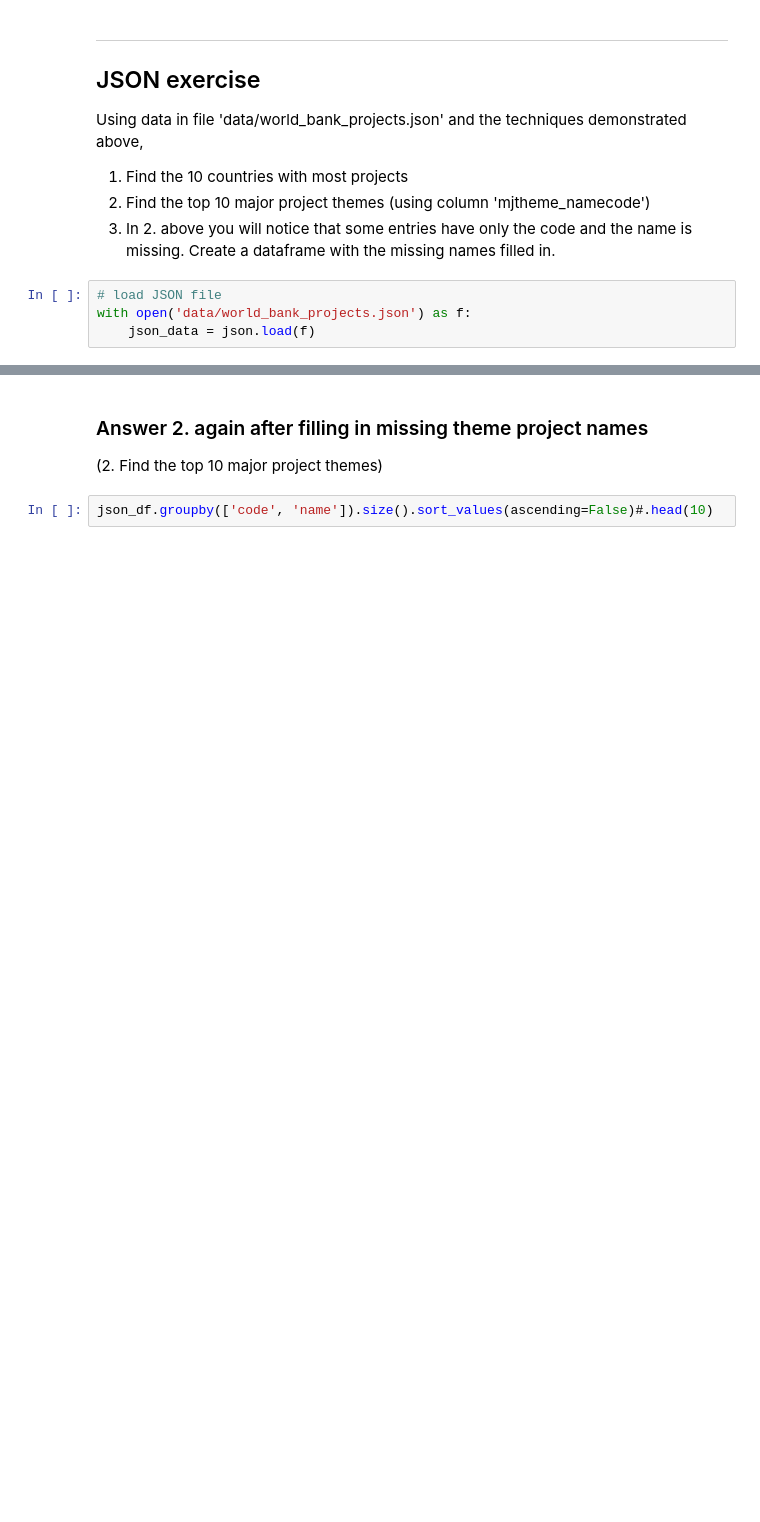
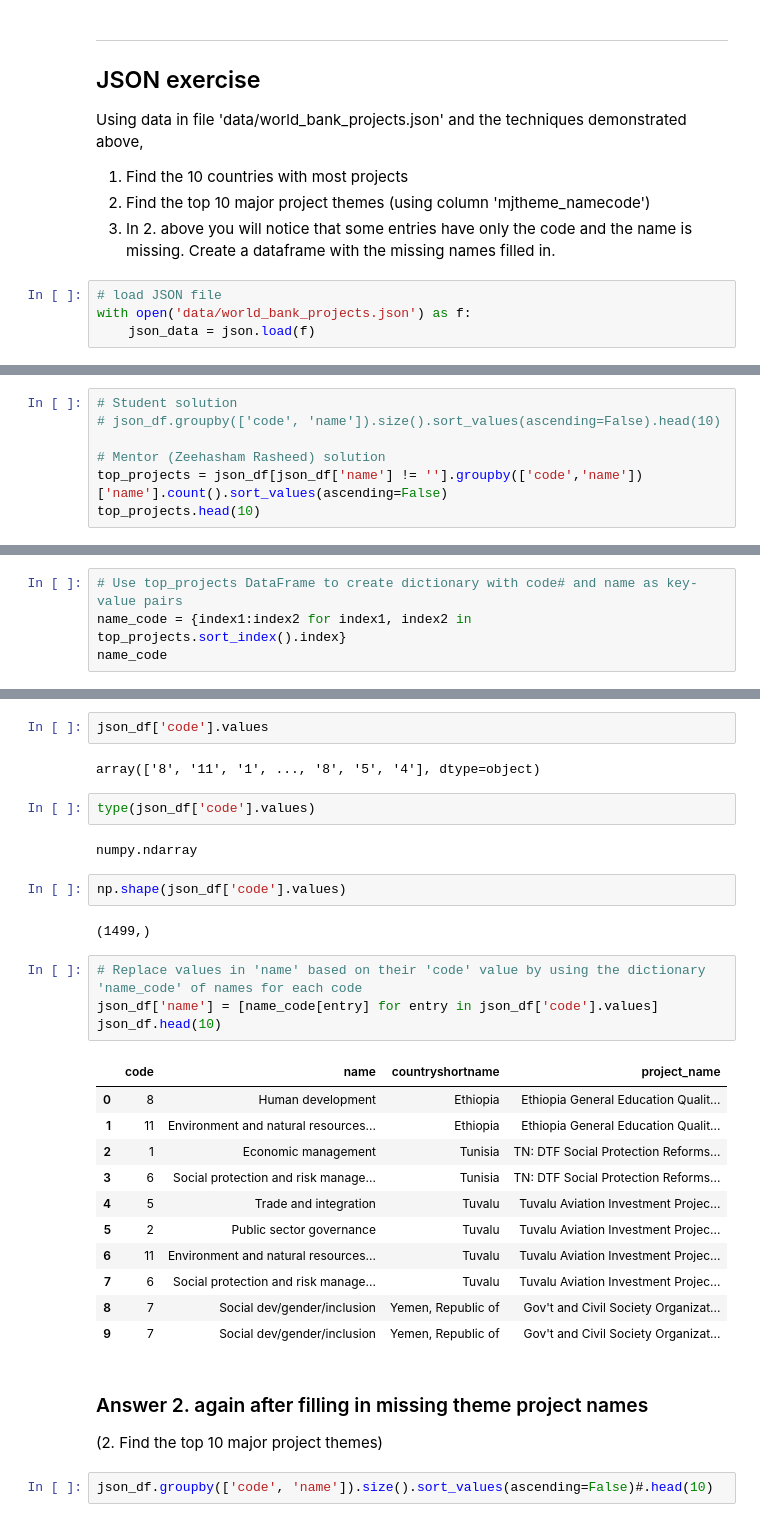
Before and after one commit to elbertsoftware/SpringboardAIC, a Jupyter notebook: mini-projects/aic-5_4_3-JSON-mini-project/Mini_Project_Wrangling_Json_Exercise.ipynb, the cells around one changed output, grey strips where cells are left out. Saved outputs shown, nothing was run; the diff lists cells and outputs as text; blank space fills up the shorter version.

```diff
--- a/mini-projects/aic-5_4_3-JSON-mini-project/Mini_Project_Wrangling_Json_Exercise.ipynb
+++ b/mini-projects/aic-5_4_3-JSON-mini-project/Mini_Project_Wrangling_Json_Exercise.ipynb
@@ -164,0 +179,7 @@ dtype: int64
+# %%
+# Student solution
+# json_df.groupby(['code', 'name']).size().sort_values(ascending=False).head(10)
+
+# Mentor (Zeehasham Rasheed) solution
+top_projects = json_df[json_df['name'] != ''].groupby(['code','name'])['name'].count().sort_values(ascending=False)
+top_projects.head(10)
@@ -251,0 +298,4 @@ json_df
+# %%
+# Use top_projects DataFrame to create dictionary with code# and name as key-value pairs
+name_code = {index1:index2 for index1, index2 in top_projects.sort_index().index}
+name_code
@@ -252,3 +314,31 @@ json_df
+# %%
+json_df['code'].values
+# %% [output]
+array(['8', '11', '1', ..., '8', '5', '4'], dtype=object)
+# %%
+type(json_df['code'].values)
+# %% [output]
+numpy.ndarray
+# %%
+np.shape(json_df['code'].values)
+# %% [output]
+(1499,)
+# %%
+# Replace values in 'name' based on their 'code' value by using the dictionary 'name_code' of names for each code
+json_df['name'] = [name_code[entry] for entry in json_df['code'].values]
+json_df.head(10)
+# %% [output]
+|  | code | name | countryshortname | project_name |
+| 0 | 8 | Human development | Ethiopia | Ethiopia General Education Qualit... |
+| 1 | 11 | Environment and natural resources... | Ethiopia | Ethiopia General Education Qualit... |
+| 2 | 1 | Economic management | Tunisia | TN: DTF Social Protection Reforms... |
+| 3 | 6 | Social protection and risk manage... | Tunisia | TN: DTF Social Protection Reforms... |
+| 4 | 5 | Trade and integration | Tuvalu | Tuvalu Aviation Investment Projec... |
+| 5 | 2 | Public sector governance | Tuvalu | Tuvalu Aviation Investment Projec... |
+| 6 | 11 | Environment and natural resources... | Tuvalu | Tuvalu Aviation Investment Projec... |
+| 7 | 6 | Social protection and risk manage... | Tuvalu | Tuvalu Aviation Investment Projec... |
+| 8 | 7 | Social dev/gender/inclusion | Yemen, Republic of | Gov't and Civil Society Organizat... |
+| 9 | 7 | Social dev/gender/inclusion | Yemen, Republic of | Gov't and Civil Society Organizat... |
 # %% [markdown]
 ### Answer 2. again after filling in missing theme project names
 (2. Find the top 10 major project themes)
```
Also changed, not shown: parts of 24 cells of this notebook, 2 other files.
